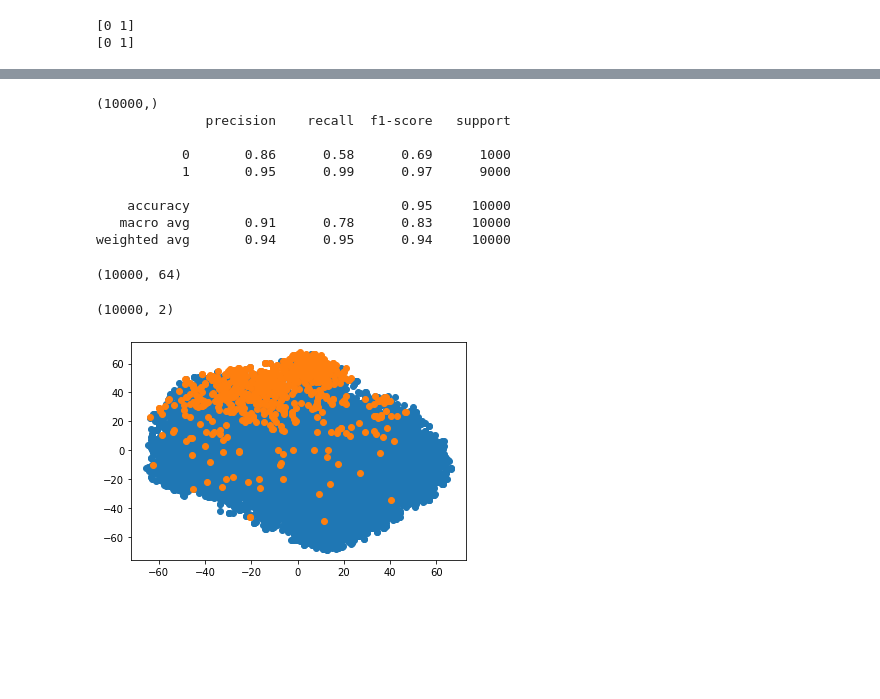
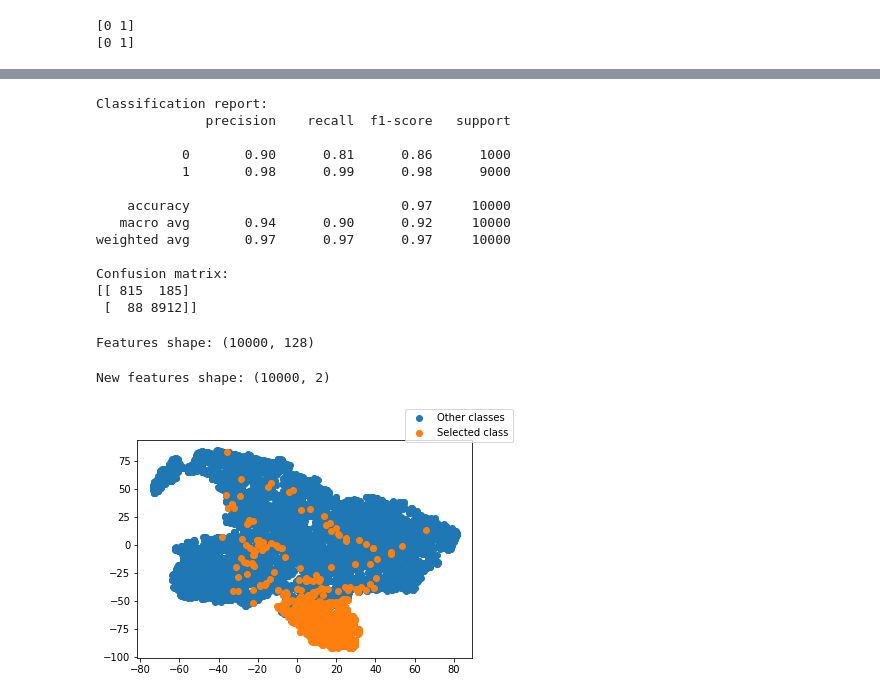
Before and after one commit to sandstorm12/RubikaInterviewExam, a Jupyter notebook: rubika_interview_exam.ipynb, the cells around one changed output, grey strips where cells are left out. Cells and saved outputs as stored; diff of their text form; code cells hidden in the pictures; blank space fills up the shorter version.

```diff
--- a/rubika_interview_exam.ipynb
+++ b/rubika_interview_exam.ipynb
@@ -92,9 +99,9 @@ print("x_train --> max: {} mean: {} min: {}".format(
 # %% [output]
 x_train --> max: 2.640000104904175 mean: 0.10828698426485062 min: -2.1179039478302
 # %%
-#@title One class classification { form-width: "20%" }
+#@title One class separation { form-width: "20%" }
 
-selected_class = 0
+selected_class =  9#@param {type:"integer"}
 
 y_train_one_class = y_train.copy()
 y_train_one_class[y_train == selected_class] = 0
@@ -294,21 +309,40 @@ Epoch 19/20
 # %%
 #@title Evaluation { form-width: "20%" }
 
+load = True #@param {type:"boolean"}
+model_epoch =  10#@param {type:"integer"}
+
+if load:
+    model = tf.keras.models.load_model(
+        "model_epoch_{}.hd5".format(model_epoch)
+    )
+
 y_pred = np.argmax(model.predict(x_test_preprocessed), axis=1)
 
-print(y_pred.shape)
 
-print(classification_report(y_test_one_class, y_pred))
+print("Classification report: \n{}".format(
+        classification_report(y_test_one_class, y_pred)
+    )
+)
+
+print("Confusion matrix: \n{}".format(
+        confusion_matrix(y_test_one_class, y_pred)
+    )
+)
 # %% [output]
-(10000,)
+Classification report:
               precision    recall  f1-score   support
 
-           0       0.86      0.58      0.69      1000
-           1       0.95      0.99      0.97      9000
+           0       0.90      0.81      0.86      1000
+           1       0.98      0.99      0.98      9000
 
-    accuracy                           0.95     10000
-   macro avg       0.91      0.78      0.83     10000
-weighted avg       0.94      0.95      0.94     10000
+    accuracy                           0.97     10000
+   macro avg       0.94      0.90      0.92     10000
+weighted avg       0.97      0.97      0.97     10000
+
+Confusion matrix:
+[[ 815  185]
+ [  88 8912]]
 # %%
 #@title Feature extraction { form-width: "20%" }
 
@@ -317,35 +351,40 @@ topless_model = tf.keras.Model(
     outputs=model.get_layer(model.layers[-2].name).output
 )
 
-
 features = topless_model.predict(x_test_preprocessed)
 
-print(features.shape)
+print("Features shape: {}".format(features.shape))
 # %% [output]
-(10000, 64)
+Features shape: (10000, 128)
 # %%
-#@title Dimensionality reduction { form-width: "20%" }
+#@title Dimensionality reduction using TSN-e { form-width: "20%" }
 
 from sklearn.manifold import TSNE
 
 features_2d= TSNE(n_components=2).fit_transform(features)
 
-print(features_2d.shape)
+print("New features shape: {}".format(features_2d.shape))
 # %% [output]
-(10000, 2)
+New features shape: (10000, 2)
 # %%
 #@title Feature visualization { form-width: "20%" }
 
 import matplotlib.pyplot as plt
 
-plt.scatter(
+fig, ax = plt.subplots()
+ax.scatter(
     features_2d[(y_test_one_class==1).ravel(), 0],
-    features_2d[(y_test_one_class==1).ravel(), 1]
+    features_2d[(y_test_one_class==1).ravel(), 1],
+    label="Other classes"
 )
-plt.scatter(
+ax.scatter(
     features_2d[(y_test_one_class==0).ravel(), 0],
-    features_2d[(y_test_one_class==0).ravel(), 1]
+    features_2d[(y_test_one_class==0).ravel(), 1],
+    label="Selected class"
 )
-plt.show()
+fig.legend()
+fig.show()
+
+fig.savefig('plot.png', format='png', dpi=1200)
 # %% [output]
-[figure, old version]
+[figure, new version]
```
Also changed, not shown: parts of 8 cells of this notebook.
